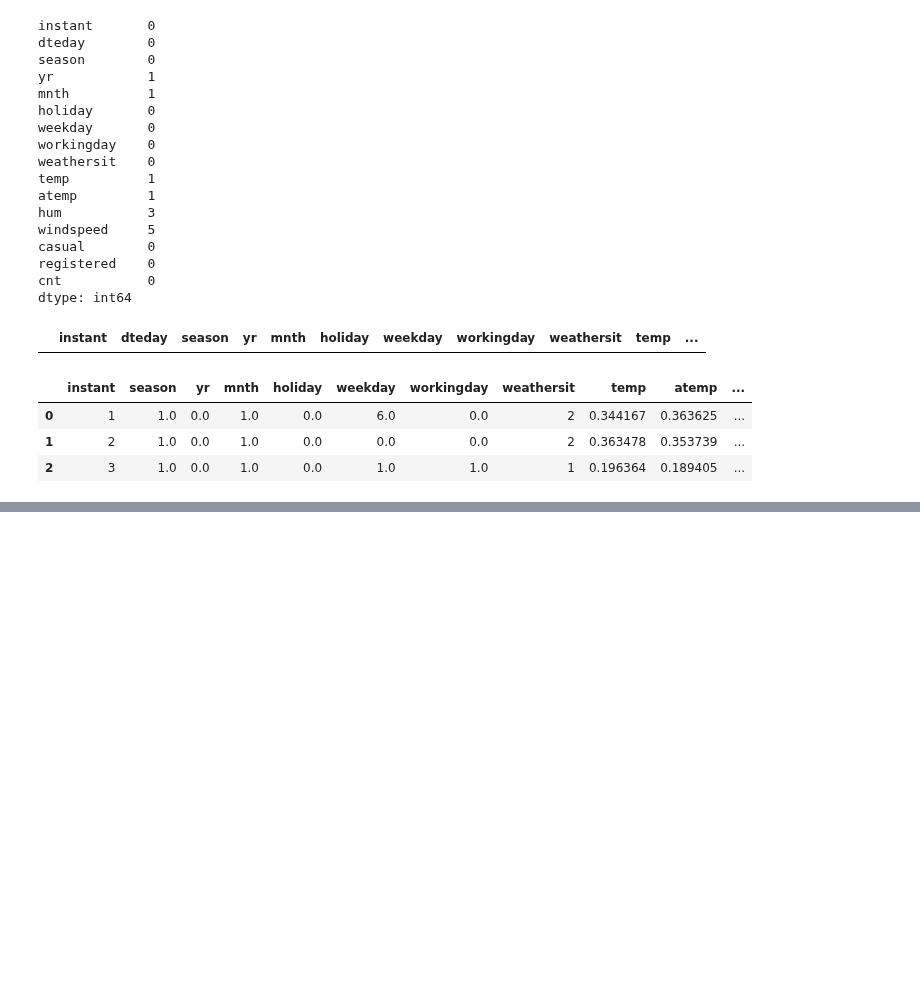
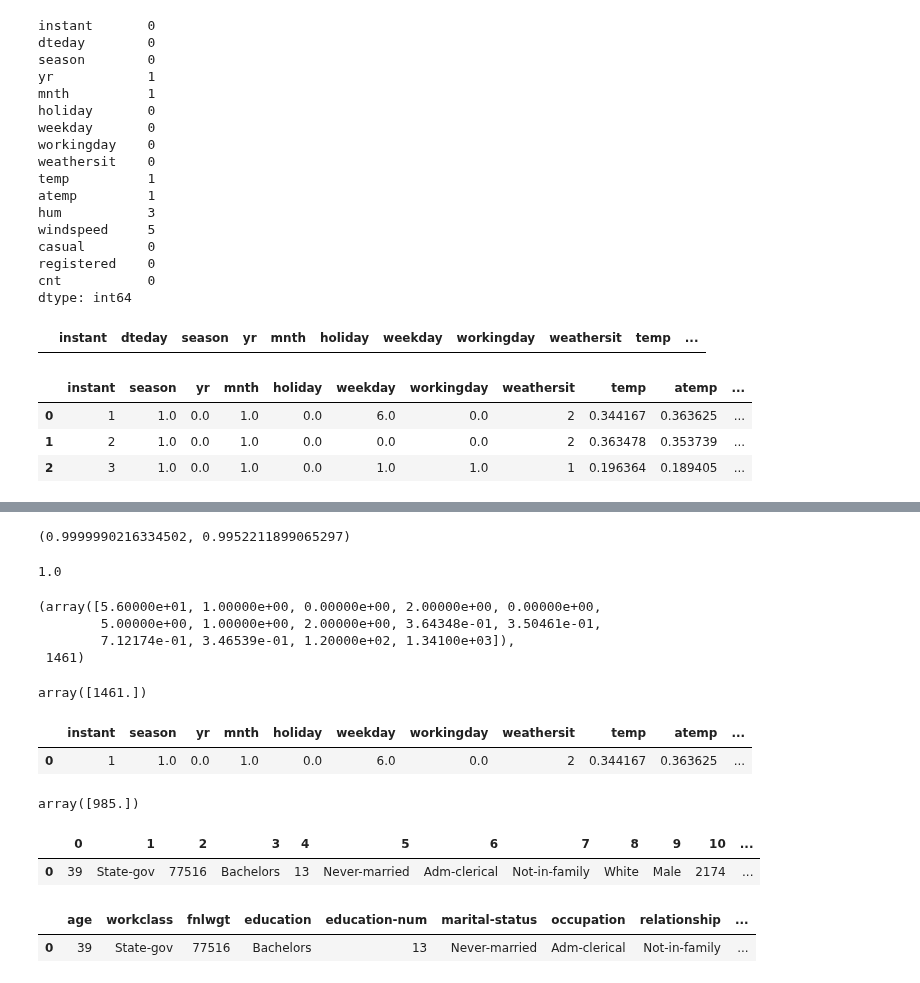
Before and after one commit to leekyuyoung20221226/python, a Jupyter notebook: 머신러닝2_실전예제.ipynb, the cells around one changed output, grey strips where cells are left out. Cells and saved outputs as stored; diff of their text form; code cells hidden in the pictures; blank space fills up the shorter version.

```diff
--- a/머신러닝2_실전예제.ipynb
+++ b/머신러닝2_실전예제.ipynb
@@ -68,0 +93,32 @@ bike.head(3)
+# %%
+xgbr.fit(x_train,y_train)
+xgbr.score(x_train,y_train), xgbr.score(x_test,y_test)
+# %% [output]
+(0.9999990216334502, 0.9952211899065297)
+# %%
+from sklearn.linear_model  import LinearRegression
+lr = LinearRegression()
+lr.fit(X, Y)
+lr.score(X,Y)
+# %% [output]
+1.0
+# %%
+x_test[12], y_test[12]
+# %% [output]
+(array([5.60000e+01, 1.00000e+00, 0.00000e+00, 2.00000e+00, 0.00000e+00,
+        5.00000e+00, 1.00000e+00, 2.00000e+00, 3.64348e-01, 3.50461e-01,
+        7.12174e-01, 3.46539e-01, 1.20000e+02, 1.34100e+03]),
+ 1461)
+# %%
+lr.predict([x_test[12]])
+# %% [output]
+array([1461.])
+# %%
+bike.head(1)
+# %% [output]
+|  | instant | season | yr | mnth | holiday | weekday | workingday | weathersit | temp | atemp | ... |
+| 0 | 1 | 1.0 | 0.0 | 1.0 | 0.0 | 6.0 | 0.0 | 2 | 0.344167 | 0.363625 | ... |
+# %%
+lr.predict([X[0]])
+# %% [output]
+array([985.])
@@ -68,0 +127,8 @@ bike.head(3)
+# %%
+# 인구조사 데이터 셋
+url = 'https://archive.ics.uci.edu/ml/machine-learning-databases/adult/adult.data'
+df = pd.read_csv(url,header=None)
+df.head(1)
+# %% [output]
+|  | 0 | 1 | 2 | 3 | 4 | 5 | 6 | 7 | 8 | 9 | 10 | ... |
+| 0 | 39 | State-gov | 77516 | Bachelors | 13 | Never-married | Adm-clerical | Not-in-family | White | Male | 2174 | ... |
@@ -68,0 +139,5 @@ bike.head(3)
+# %%
+df.head(1)
+# %% [output]
+|  | age | workclass | fnlwgt | education | education-num | marital-status | occupation | relationship | ... |
+| 0 | 39 | State-gov | 77516 | Bachelors | 13 | Never-married | Adm-clerical | Not-in-family | ... |
```
Also changed, not shown: parts of 26 cells of this notebook.
